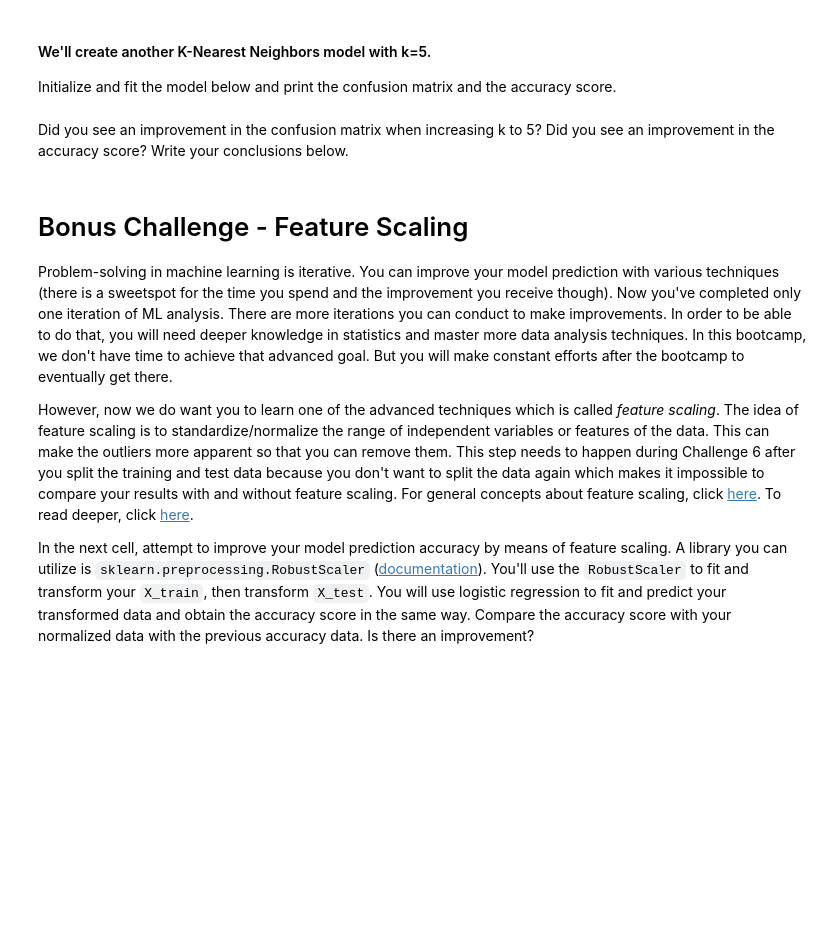
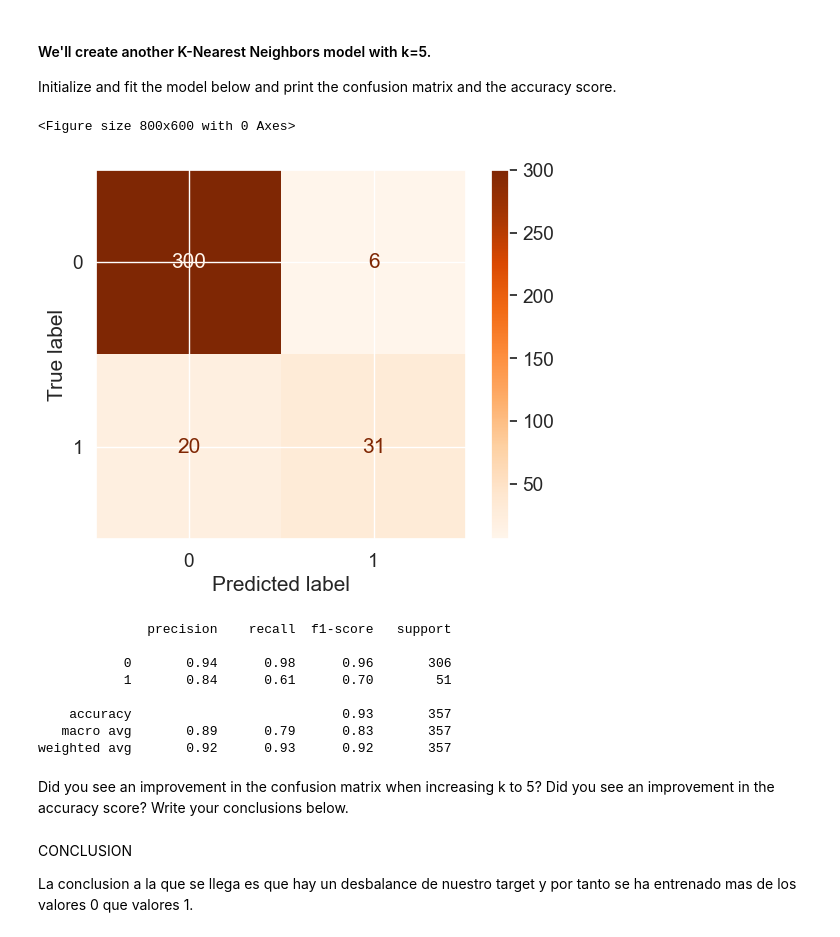
Before and after one commit to MDM3/lab-supervised-learning, a Jupyter notebook: your-code/main.ipynb, the cells around one changed output. Cells and saved outputs as stored; diff of their text form; code cells hidden in the pictures; blank space fills up the shorter version.

```diff
--- a/your-code/main.ipynb
+++ b/your-code/main.ipynb
@@ -602,9 +602,7 @@ website_dummy.head()
 | 3 | False | True | False | False | False | ... |
 | 4 | False | False | True | False | False | ... |
 # %%
-df_cat_dummy = pd.concat([website_dummy, df['type']], axis=1)
+df_dummy = pd.concat([website_dummy, df_num], axis=1)
-# %%
-df_dummy = pd.concat([df_num,df_cat_dummy],axis=1)
 # %% [markdown]
 # Challenge 6 - Modeling, Prediction, and Evaluation
 
@@ -692,2 +698,27 @@ Initialize and fit the model below and print the confusion matrix and the accura
+# %%
+model = KNeighborsClassifier(n_neighbors=5)
+model = model.fit(X_train, y_train)
+predictions = model.predict(X_test)
+
+cm = confusion_matrix(y_test, predictions)
+
+disp = ConfusionMatrixDisplay(confusion_matrix=cm)
+plt.figure(figsize=(8, 6))
+disp.plot(cmap='Oranges')
+plt.grid(True)
+plt.show()
+
+print(classification_report(y_test, predictions))
+# %% [output]
+<Figure size 800x600 with 0 Axes>
+[figure, added]
+              precision    recall  f1-score   support
+
+           0       0.94      0.98      0.96       306
+           1       0.84      0.61      0.70        51
+
+    accuracy                           0.93       357
+   macro avg       0.89      0.79      0.83       357
+weighted avg       0.92      0.93      0.92       357
 # %% [markdown]
 Did you see an improvement in the confusion matrix when increasing k to 5? Did you see an improvement in the accuracy score? Write your conclusions below.
@@ -696,8 +724,0 @@ Did you see an improvement in the confusion matrix when increasing k to 5? Did y
-# %% [markdown]
-# Bonus Challenge - Feature Scaling
-
-Problem-solving in machine learning is iterative. You can improve your model prediction with various techniques (there is a sweetspot for the time you spend and the improvement you receive though). Now you've completed only one iteration of ML analysis. There are more iterations you can conduct to make improvements. In order to be able to do that, you will need deeper knowledge in statistics and master more data analysis techniques. In this bootcamp, we don't have time to achieve that advanced goal. But you will make constant efforts after the bootcamp to eventually get there.
-
-However, now we do want you to learn one of the advanced techniques which is called *feature scaling*. The idea of feature scaling is to standardize/normalize the range of independent variables or features of the data. This can make the outliers more apparent so that you can remove them. This step needs to happen during Challenge 6 after you split the training and test data because you don't want to split the data again which makes it impossible to compare your results with and without feature scaling. For general concepts about feature scaling, click [here](https://en.wikipedia.org/wiki/Feature_scaling). To read deeper, click [here](https://medium.com/greyatom/why-how-and-when-to-scale-your-features-4b30ab09db5e).
-
-In the next cell, attempt to improve your model prediction accuracy by means of feature scaling. A library you can utilize is `sklearn.preprocessing.RobustScaler` ([documentation](https://scikit-learn.org/stable/modules/generated/sklearn.preprocessing.RobustScaler.html)). You'll use the `RobustScaler` to fit and transform your `X_train`, then transform `X_test`. You will use logistic regression to fit and predict your transformed data and obtain the accuracy score in the same way. Compare the accuracy score with your normalized data with the previous accuracy data. Is there an improvement?
@@ -705,0 +725,4 @@ In the next cell, attempt to improve your model prediction accuracy by means of
+# %% [markdown]
+CONCLUSION
+
+La conclusion a la que se llega es que hay un desbalance de nuestro target y por tanto se ha entrenado mas de los valores 0 que valores 1.
```
Also changed, not shown: parts of 16 cells of this notebook.
